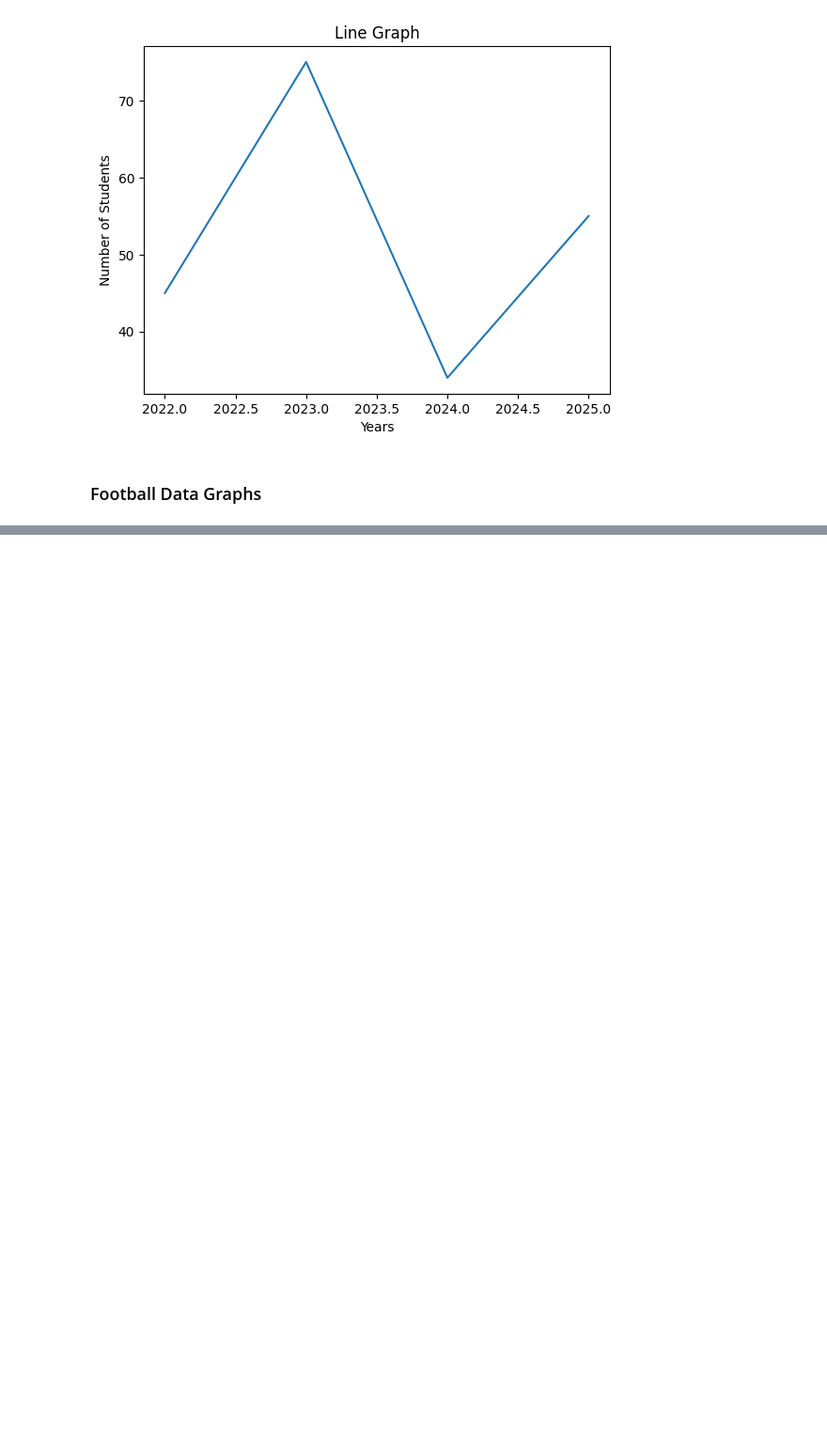
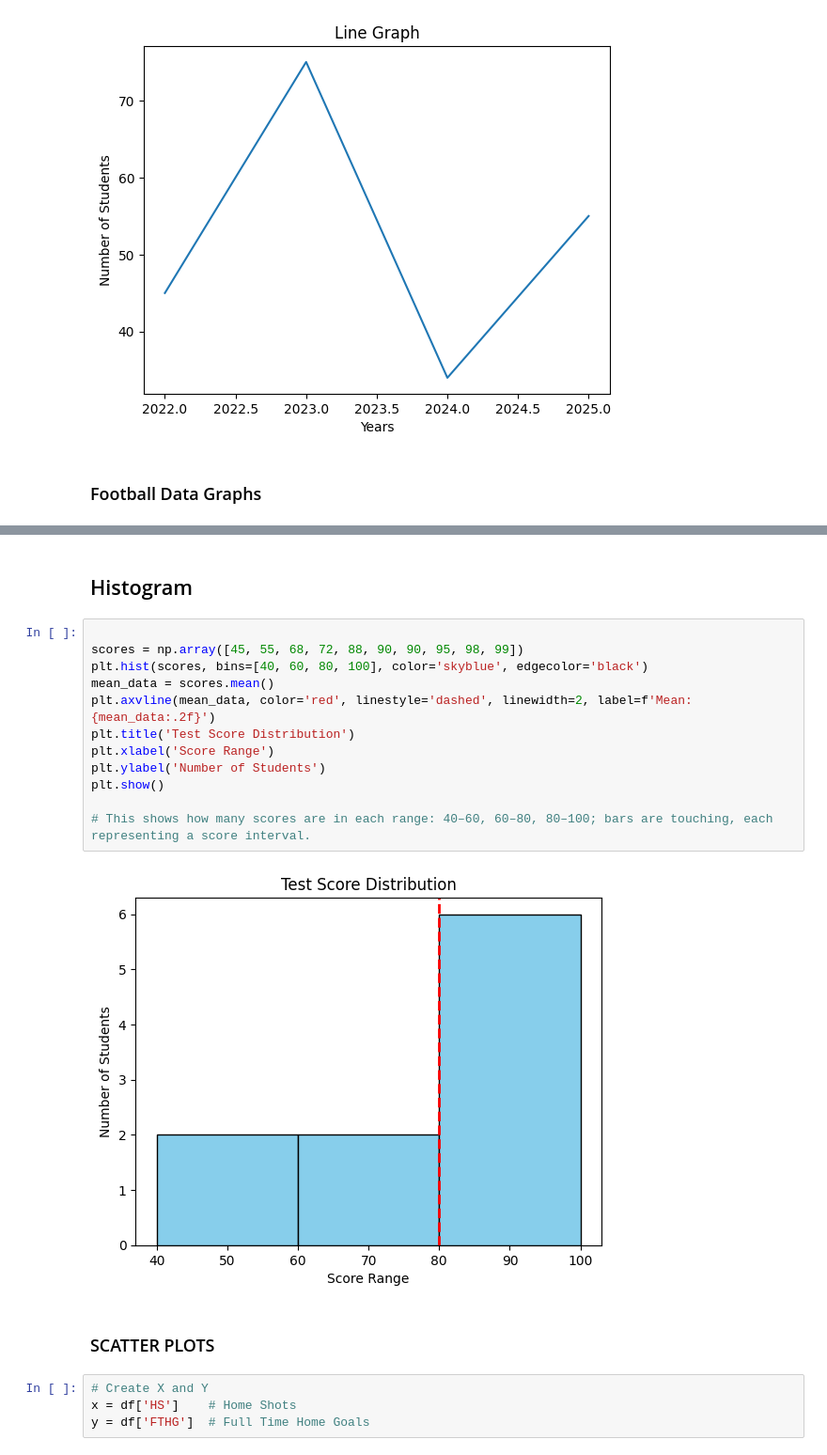
Before and after one commit to nik2168/pandas, a Jupyter notebook: matplotlibPractice.ipynb, the cells around one changed output, grey strips where cells are left out. Shown: that part at 94% size. Cells and saved outputs as stored; diff of their text form; blank space fills up the shorter version.

```diff
--- a/matplotlibPractice.ipynb
+++ b/matplotlibPractice.ipynb
@@ -51,0 +75,22 @@ plt.show()
+# %% [markdown]
+## Histogram
+# %%
+
+scores = np.array([45, 55, 68, 72, 88, 90, 90, 95, 98, 99])
+plt.hist(scores, bins=[40, 60, 80, 100], color='skyblue', edgecolor='black')
+mean_data = scores.mean()
+plt.axvline(mean_data, color='red', linestyle='dashed', linewidth=2, label=f'Mean: {mean_data:.2f}')
+plt.title('Test Score Distribution')
+plt.xlabel('Score Range')
+plt.ylabel('Number of Students')
+plt.show()
+
+# This shows how many scores are in each range: 40–60, 60–80, 80–100; bars are touching, each representing a score interval.
+# %% [output]
+[figure, added]
+# %% [markdown]
+### SCATTER PLOTS
+# %%
+# Create X and Y
+x = df['HS']    # Home Shots
+y = df['FTHG']  # Full Time Home Goals
```
Also changed, not shown: parts of 8 cells of this notebook.
